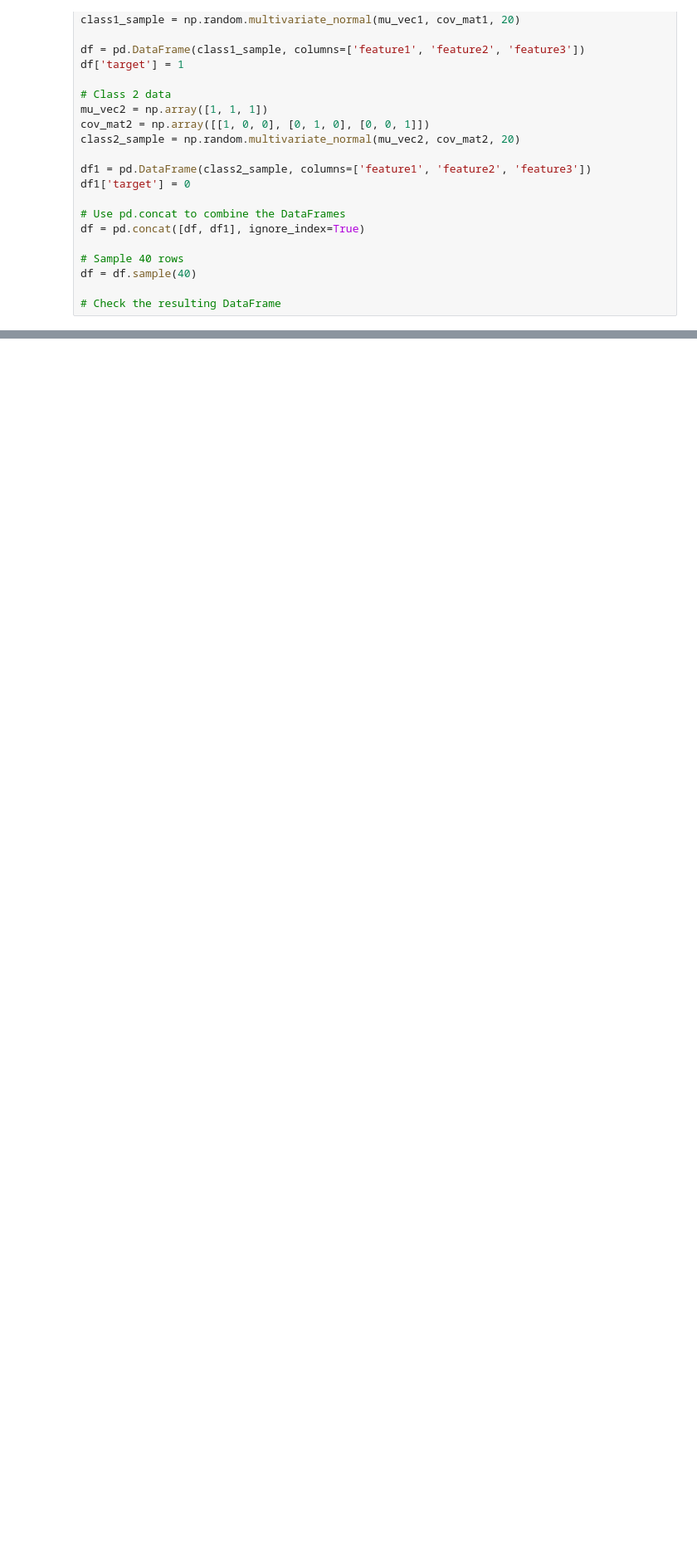
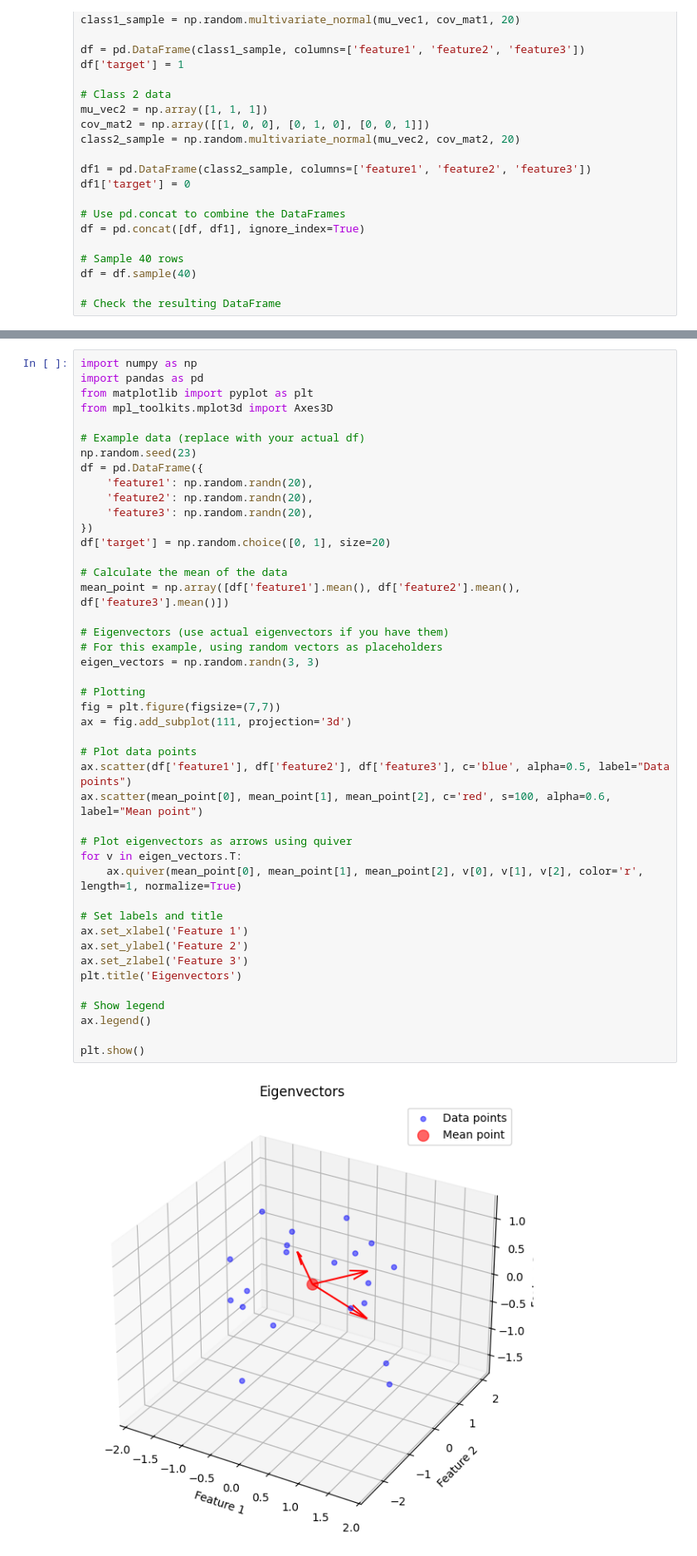
Before and after one commit to amitmishra-cs/100-Days_ML_DL, a Jupyter notebook: 38-pca/pca.ipynb, the cells around one changed output, grey strips where cells are left out. Shown at 83% size. Cells and saved outputs as stored; diff of their text form; blank space fills up the shorter version.

Commit message:
data

```diff
--- a/38-pca/pca.ipynb
+++ b/38-pca/pca.ipynb
@@ -29,0 +80,46 @@ df = df.sample(40)
+# %%
+import numpy as np
+import pandas as pd
+from matplotlib import pyplot as plt
+from mpl_toolkits.mplot3d import Axes3D
+
+# Example data (replace with your actual df)
+np.random.seed(23)
+df = pd.DataFrame({
+    'feature1': np.random.randn(20),
+    'feature2': np.random.randn(20),
+    'feature3': np.random.randn(20),
+})
+df['target'] = np.random.choice([0, 1], size=20)
+
+# Calculate the mean of the data
+mean_point = np.array([df['feature1'].mean(), df['feature2'].mean(), df['feature3'].mean()])
+
+# Eigenvectors (use actual eigenvectors if you have them)
+# For this example, using random vectors as placeholders
+eigen_vectors = np.random.randn(3, 3)
+
+# Plotting
+fig = plt.figure(figsize=(7,7))
+ax = fig.add_subplot(111, projection='3d')
+
+# Plot data points
+ax.scatter(df['feature1'], df['feature2'], df['feature3'], c='blue', alpha=0.5, label="Data points")
+ax.scatter(mean_point[0], mean_point[1], mean_point[2], c='red', s=100, alpha=0.6, label="Mean point")
+
+# Plot eigenvectors as arrows using quiver
+for v in eigen_vectors.T:
+    ax.quiver(mean_point[0], mean_point[1], mean_point[2], v[0], v[1], v[2], color='r', length=1, normalize=True)
+
+# Set labels and title
+ax.set_xlabel('Feature 1')
+ax.set_ylabel('Feature 2')
+ax.set_zlabel('Feature 3')
+plt.title('Eigenvectors')
+
+# Show legend
+ax.legend()
+
+plt.show()
+# %% [output]
+[figure, added]
```
Also changed, not shown: parts of 10 cells of this notebook.
